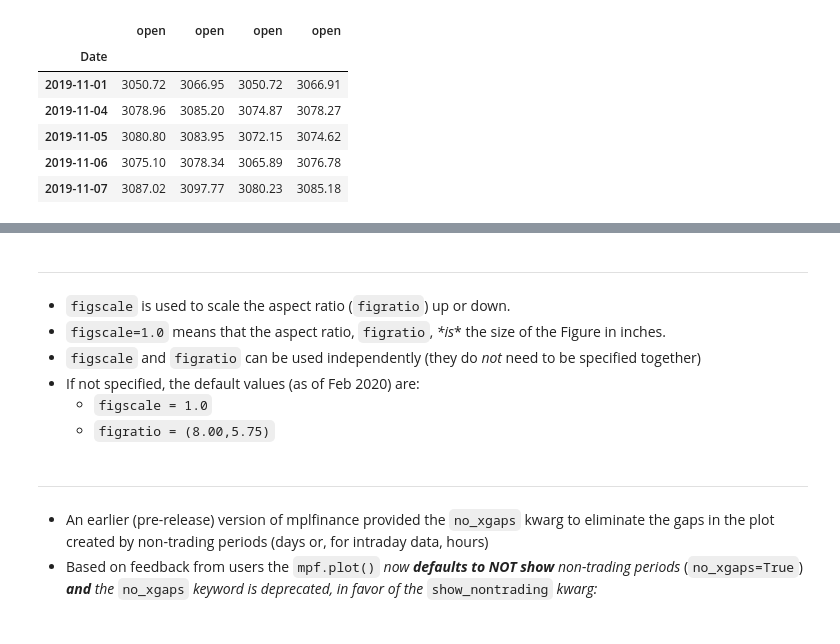
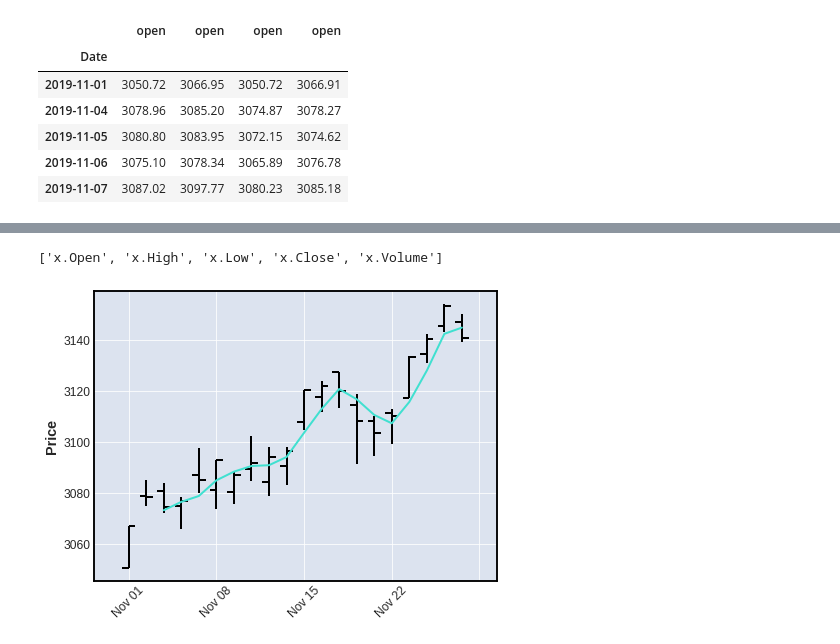
Before and after one commit to matplotlib/mplfinance, a Jupyter notebook: examples/scratch_pad/issues/Issue82_case_insensitive_columns.ipynb, the cells around one changed output, grey strips where cells are left out. Drawn from its saved outputs; the diff is of its cells as text; code cells hidden in the pictures.

Commit message:
fix bug when request `mav` for custom column names

```diff
--- a/examples/scratch_pad/issues/Issue82_case_insensitive_columns.ipynb
+++ b/examples/scratch_pad/issues/Issue82_case_insensitive_columns.ipynb
@@ -14,7 +14,7 @@ import pandas as pd
 # %% [markdown]
 ### Read in daily data for the S&P 500 from November of 2019
 # %%
-daily = pd.read_csv('data/SP500_NOV2019_Hist.csv',index_col=0,parse_dates=True)
+daily = pd.read_csv('../../data/SP500_NOV2019_Hist.csv',index_col=0,parse_dates=True)
 daily.index.name = 'Date'
 daily.shape
 daily.head(2)
@@ -113,0 +114,2 @@ SyntaxError: invalid syntax (<ipython-input-20-a6774c8535dd>, line 1)
+# %%
+daily.columns = ['x.Open','x.High','x.Low','x.Close','x.Volume']
@@ -126,9 +127,0 @@ import mplfinance as mpf
-# %% [markdown]
-***
-
-- `figscale` is used to scale the aspect ratio (`figratio`) up or down.
-- `figscale=1.0` means that the aspect ratio, `figratio`, *\*is** the size of the Figure in inches.
-- `figscale` and `figratio` can be used independently (they do _not_ need to be specified together)
-- If not specified, the default values (as of Feb 2020) are:
-  - `figscale = 1.0`
-  - `figratio = (8.00,5.75)`
@@ -137,5 +127,0 @@ mpf.plot(daily,figratio=(15,10),figscale=0.5)
-# %% [markdown]
----
-
-- An earlier (pre-release) version of mplfinance provided the `no_xgaps` kwarg to eliminate the gaps in the plot created by non-trading periods (days or, for intraday data, hours)
-- Based on feedback from users the `mpf.plot()` *now* ***defaults to NOT show*** *non-trading periods* (`no_xgaps=True`) ***and*** *the* `no_xgaps` *keyword is deprecated, in favor of the* `show_nontrading` *kwarg:*
@@ -144,0 +128,8 @@ mpf.plot(daily,type='candle',volume=True,figscale=0.9,show_nontrading=True)
+# %%
+list(daily.columns.values)
+# %% [output]
+['x.Open', 'x.High', 'x.Low', 'x.Close', 'x.Volume']
+# %%
+mpf.plot(daily,columns=list(daily.columns.values),mav=3)
+# %% [output]
+[figure, added]
```
Also changed, not shown: parts of 6 cells of this notebook, 1 other file.
